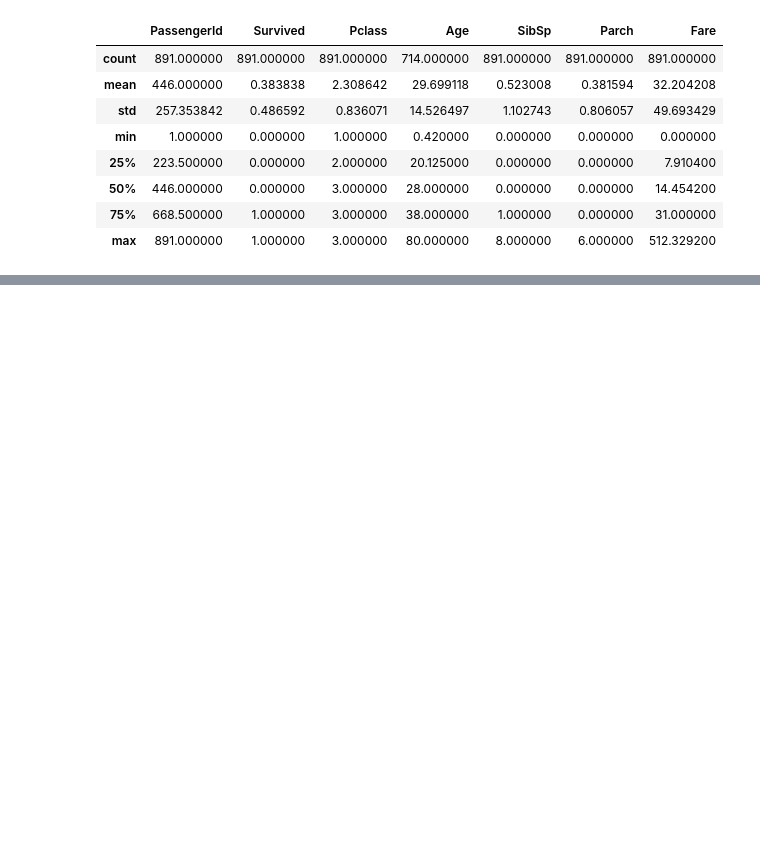
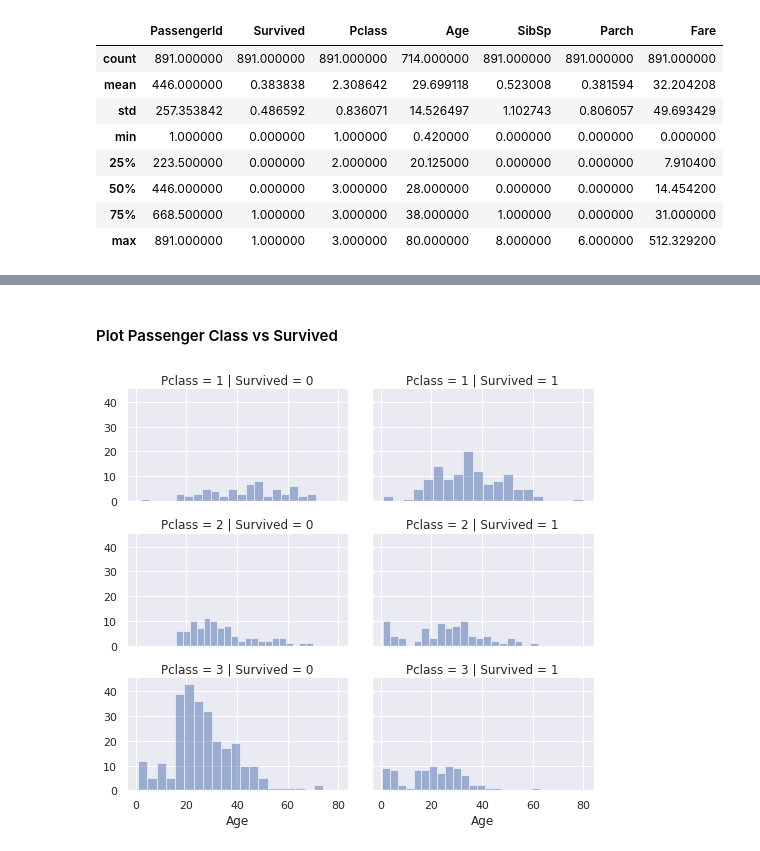
Before and after one commit to TheBoyMoe/DataScience-Repo, a Jupyter notebook: DS-ML-DL-PROJECTS/Kaggle-Titanic-Disater/titanic-data-sciences-solutions-tutorial/01-titanic-data-science-solutions.ipynb, the cells around one changed output, grey strips where cells are left out. Saved outputs shown, nothing was run; the diff lists cells and outputs as text; code cells hidden in the pictures; blank space fills up the shorter version.

```diff
--- a/DS-ML-DL-PROJECTS/Kaggle-Titanic-Disater/titanic-data-sciences-solutions-tutorial/01-titanic-data-science-solutions.ipynb
+++ b/DS-ML-DL-PROJECTS/Kaggle-Titanic-Disater/titanic-data-sciences-solutions-tutorial/01-titanic-data-science-solutions.ipynb
@@ -72,0 +251,8 @@ df_train.describe()
+# %% [markdown]
+#### Plot Passenger Class vs Survived
+# %%
+plot = sns.FacetGrid(df_train, col='Survived', row='Pclass', height=2.2, aspect=1.6)
+plot.map(plt.hist, 'Age', alpha=0.5, bins=20)
+plot.add_legend();
+# %% [output]
+[figure, added]
```
Also changed, not shown: parts of 25 cells of this notebook.
